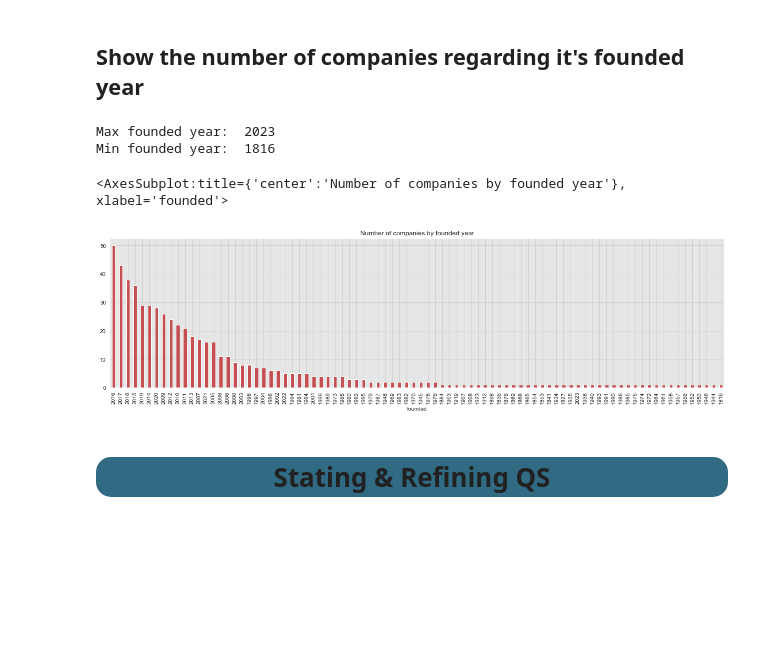
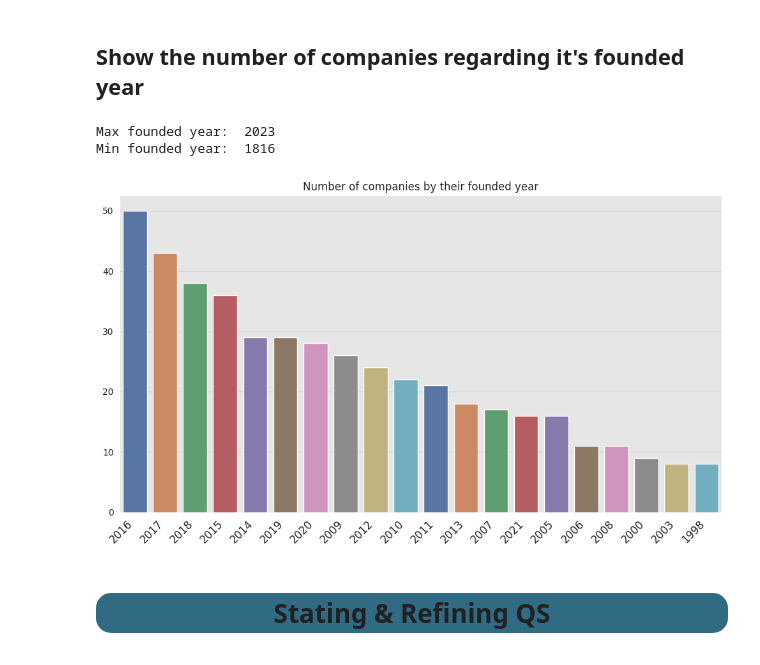
Before and after one commit to Mostafa-wael/Exploring-the-Landscape-of-the-Egyptian-Software-Market, a Jupyter notebook: notebooks/exploratory2.ipynb, the cells around one changed output. Cells and saved outputs as stored; diff of their text form; code cells hidden in the pictures; blank space fills up the shorter version.

```diff
--- a/notebooks/exploratory2.ipynb
+++ b/notebooks/exploratory2.ipynb
@@ -81,15 +99,21 @@ df_companies.groupby('location').size().sort_values(ascending=False)[:20].plot(k
 # %%
 # print max and min founded year
 print("Max founded year: ", df_companies['founded'].max())
 print("Min founded year: ", df_companies['founded'].min())
 
-# plot company wrt founded year and show first 20 results
-df_companies.groupby('founded').size().sort_values(ascending=False).plot(kind='bar', figsize=(20, 5), color=sns_c[3],title="Number of companies by founded year")
+# plot company wrt founded year and show first 20 results with sns
+fig, ax = plt.subplots(figsize=(10, 6))
+sns.countplot(x=df_companies['founded'], palette=sns_c, order=df_companies['founded'].value_counts().iloc[:20].index)
+ax.set_xticklabels(ax.get_xticklabels(), rotation=45, ha='right', size=12)
+ax.set_xlabel(None)
+ax.set_ylabel(None)
+ax.set_title('Number of companies by their founded year')
+plt.tight_layout()
+plt.show()
 # %% [output]
 Max founded year:  2023
 Min founded year:  1816
-<AxesSubplot:title={'center':'Number of companies by founded year'}, xlabel='founded'>
-[figure, old version]
+[figure, new version]
 # %% [markdown]
 <div style="border-width:1; border-radius: 15px; border-style: solid; border-color: rgb(10, 10, 10); background-color: #316B83; text-align: center;font: 14pt 'Candara';font-weight:bold;"><h1> Stating & Refining QS</h1></div>
 # %% [markdown]
```
Also changed, not shown: parts of 13 cells of this notebook.
